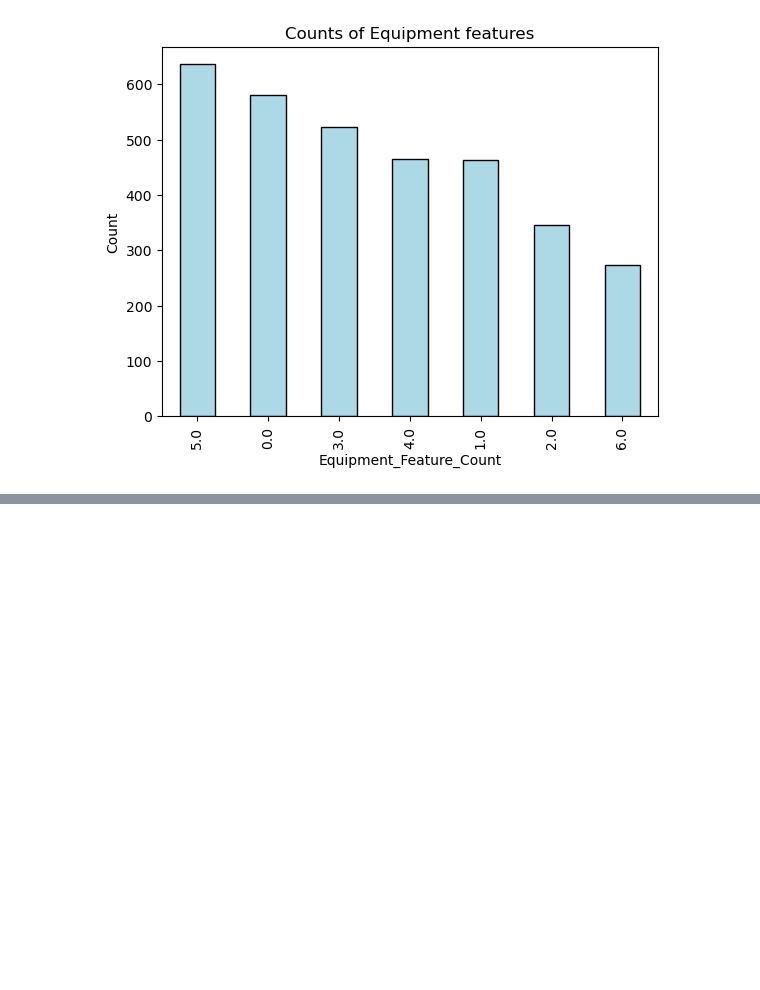
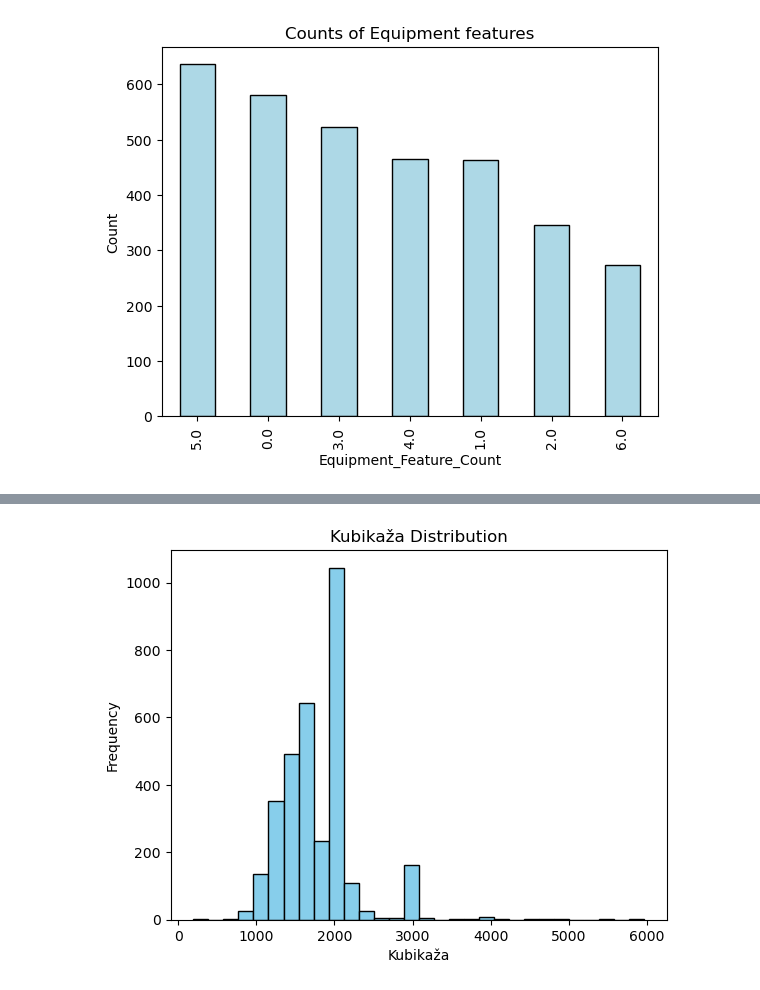
Before and after one commit to boskokul/CarPricePredictor, a Jupyter notebook: SIAPV1.ipynb, the cells around one changed output, grey strips where cells are left out. Cells and saved outputs as stored; diff of their text form; code cells hidden in the pictures; blank space fills up the shorter version.

```diff
--- a/SIAPV1.ipynb
+++ b/SIAPV1.ipynb
@@ -308 +400,16 @@ print(numeric_value)
+# %%
+# nakon detektovanja outlier-a izbacicemo ih iz skupa
+df = df[df['Cluster'] != -1].drop(columns=['Cluster'])
+# %%
+# treba malo pogledati raspodele stvari koje normalizujemo
+import matplotlib.pyplot as plt
+
+# Plot the histogram
+plt.hist(df['Kubikaža'], bins=30, color='skyblue', edgecolor='black')
+plt.xlabel('Kubikaža')
+plt.ylabel('Frequency')
+plt.title('Kubikaža Distribution')
+plt.show()
+# %% [output]
+[figure, added]
 # %%
```
Also changed, not shown: parts of 42 cells of this notebook.
